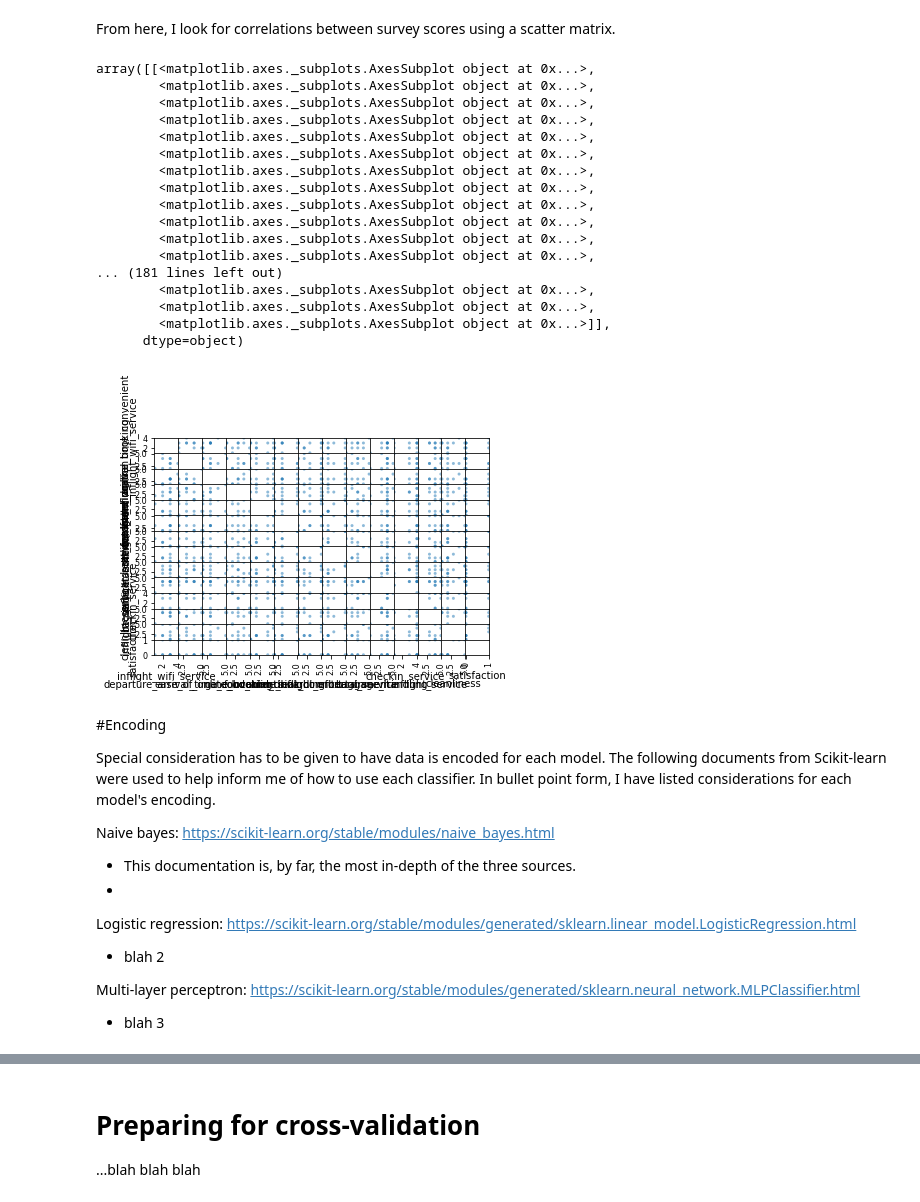
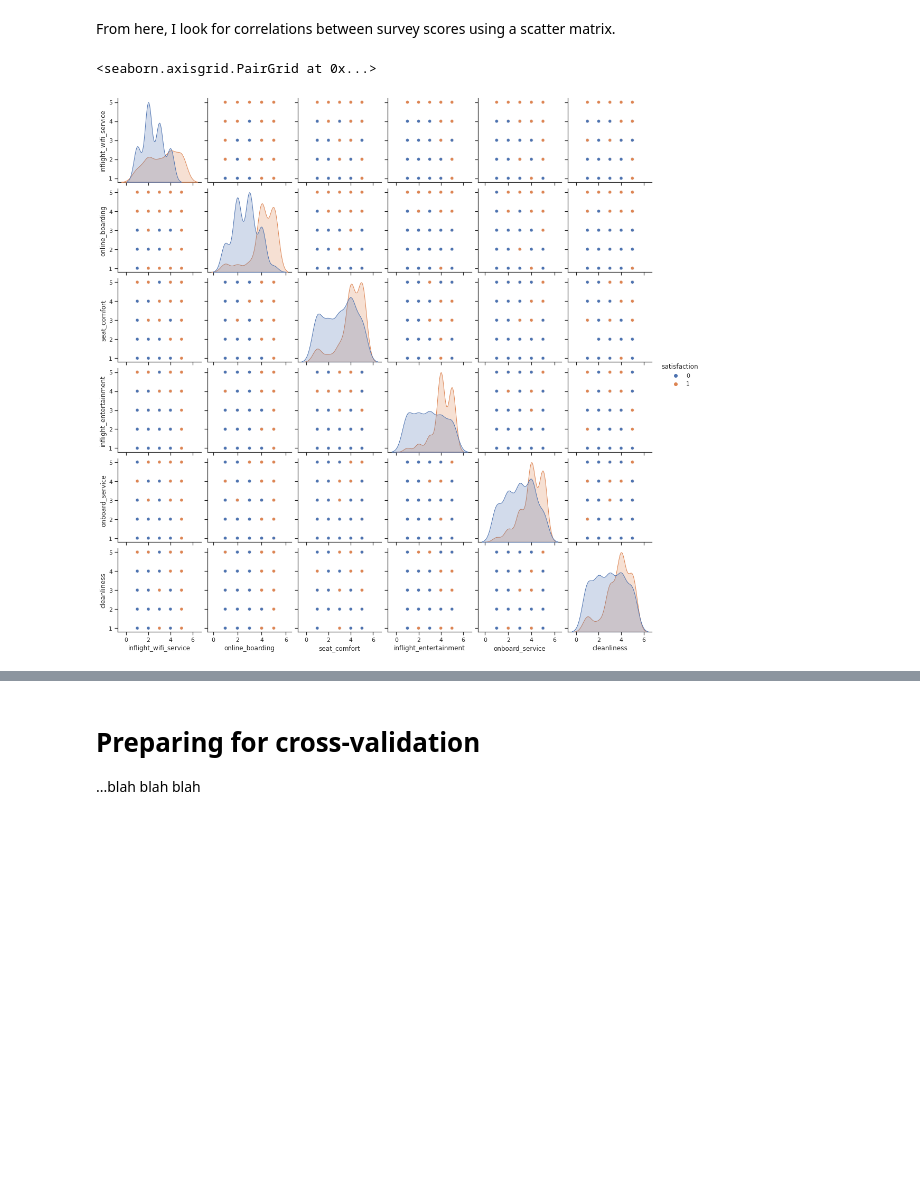
Before and after one commit to journalWheat/CSI4106Project1-JaredWagner, a Jupyter notebook: CSI4106Project1_JaredWagner.ipynb, the cells around one changed output, grey strips where cells are left out. Drawn from its saved outputs; the diff is of its cells as text; code cells hidden in the pictures; blank space fills up the shorter version.

```diff
--- a/CSI4106Project1_JaredWagner.ipynb
+++ b/CSI4106Project1_JaredWagner.ipynb
@@ -70,6 +120,10 @@ Finally, the analysis performed on the raw airline data is repeated.
 #'rf_df'='response features dataframe'
 rf_df = airline_raw_df[['inflight_wifi_service','departure_arrival_time_convenient','ease_of_online_booking','gate_location','food_and_drink','online_boarding','seat_comfort','inflight_entertainment','onboard_service','baggage_handling','checkin_service','inflight_service','cleanliness', 'satisfaction']].copy()
 
+# remove 0s, reference: https://sparkbyexamples.com/pandas/pandas-drop-rows-with-condition/
+for column in rf_df:
+  rf_df = rf_df.drop(rf_df[rf_df[column] == 0].index)
+
 # transformation on 'satisfaction'
 rf_df['satisfaction'] = rf_df['satisfaction'].replace({'satisfied':1,'neutral or dissatisfied':0})
 # %%
@@ -80,42 +153,11 @@ print(rf_df.describe()) # print data about the features under consideration
 # %% [markdown]
 From here, I look for correlations between survey scores using a scatter matrix.
-# %%
-# resource used: https://www.marsja.se/pandas-scatter-matrix-pair-plot/
-
-pd.plotting.scatter_matrix(rf_df[0:10],diagonal='satisfaction')
-# %% [output]
-array([[<matplotlib.axes._subplots.AxesSubplot object at 0x...>,
-        <matplotlib.axes._subplots.AxesSubplot object at 0x...>,
-        <matplotlib.axes._subplots.AxesSubplot object at 0x...>,
-        <matplotlib.axes._subplots.AxesSubplot object at 0x...>,
-        <matplotlib.axes._subplots.AxesSubplot object at 0x...>,
-        <matplotlib.axes._subplots.AxesSubplot object at 0x...>,
-        <matplotlib.axes._subplots.AxesSubplot object at 0x...>,
-        <matplotlib.axes._subplots.AxesSubplot object at 0x...>,
-        <matplotlib.axes._subplots.AxesSubplot object at 0x...>,
-        <matplotlib.axes._subplots.AxesSubplot object at 0x...>,
-        <matplotlib.axes._subplots.AxesSubplot object at 0x...>,
-        <matplotlib.axes._subplots.AxesSubplot object at 0x...>,
-... (181 lines left out)
-        <matplotlib.axes._subplots.AxesSubplot object at 0x...>,
-        <matplotlib.axes._subplots.AxesSubplot object at 0x...>,
-        <matplotlib.axes._subplots.AxesSubplot object at 0x...>]],
-      dtype=object)
-[figure, removed]
-# %% [markdown]
-#Encoding
-
-Special consideration has to be given to have data is encoded for each model. The following documents from Scikit-learn were used to help inform me of how to use each classifier. In bullet point form, I have listed considerations for each model's encoding.
-
-Naive bayes: https://scikit-learn.org/stable/modules/naive_bayes.html
-
-- This documentation is, by far, the most in-depth of the three sources.
--
-
-Logistic regression: https://scikit-learn.org/stable/modules/generated/sklearn.linear_model.LogisticRegression.html
-
-- blah 2
-
-Multi-layer perceptron: https://scikit-learn.org/stable/modules/generated/sklearn.neural_network.MLPClassifier.html
-
-- blah 3
+# %%
+# resource used: http://seaborn.pydata.org/examples/scatterplot_matrix.html
+import seaborn as sns
+sns.set_theme(style="ticks")
+
+sns.pairplot(rf_df[['inflight_wifi_service','online_boarding','seat_comfort','inflight_entertainment','onboard_service','cleanliness','satisfaction']][0:400],hue='satisfaction')
+# %% [output]
+<seaborn.axisgrid.PairGrid at 0x...>
+[figure, added]
```
Also changed, not shown: parts of 10 cells of this notebook.
